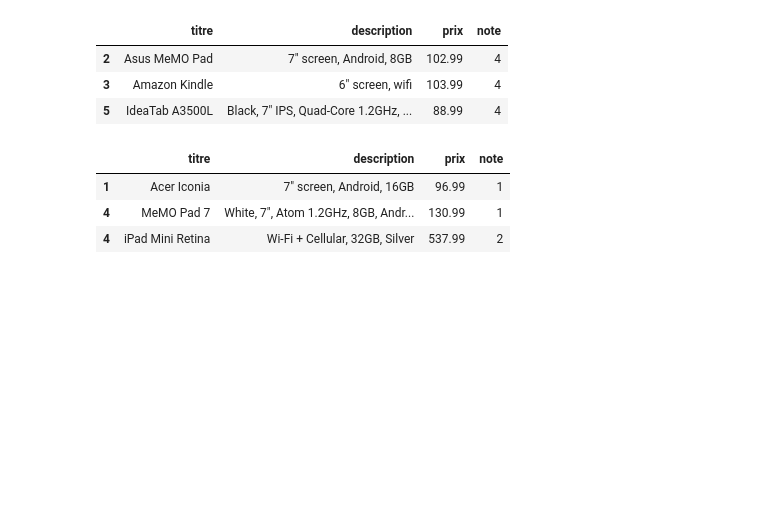
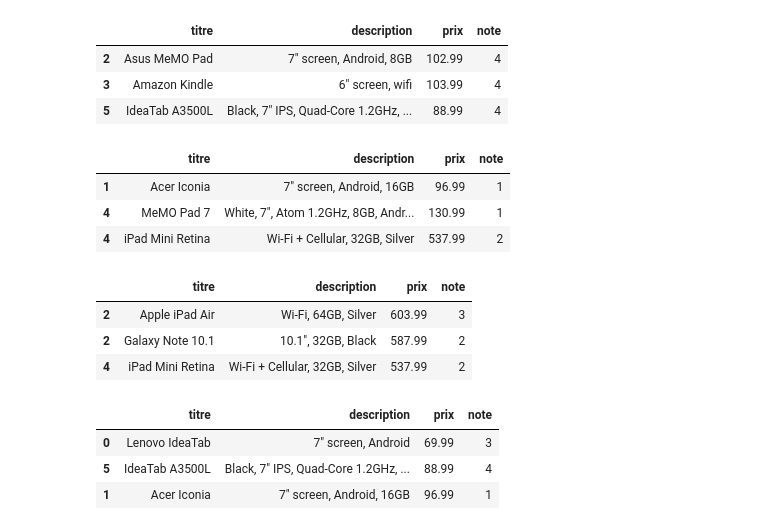
Before and after one commit to Flobrt/brief_esther, a Jupyter notebook: scrapping/partie_1.ipynb, the cells around one changed output. Saved outputs shown, nothing was run; the diff lists cells and outputs as text; code cells hidden in the pictures; blank space fills up the shorter version.

```diff
--- a/scrapping/partie_1.ipynb
+++ b/scrapping/partie_1.ipynb
@@ -150,6 +150,9 @@ def get_laptop(site):
     colonnes = ['titre', 'description', 'prix', 'note']
 
     df = pd.DataFrame(rows, columns=colonnes)
+    df['prix'] = df['prix'].astype('float')
+    df['note'] = df['note'].astype('int')
+
     return df
 # %%
 df_response = pd.DataFrame()
@@ -244,6 +229,20 @@ df_2
 | 4 | MeMO Pad 7 | White, 7", Atom 1.2GHz, 8GB, Andr... | 130.99 | 1 |
 | 4 | iPad Mini Retina | Wi-Fi + Cellular, 32GB, Silver | 537.99 | 2 |
 # %%
-# 3. Les 3 laptops les plus chers
+# 3. Les 3 talettes les plus chers
 df_3 = df_response.nlargest(3, "prix")
 df_3
+# %% [output]
+|  | titre | description | prix | note |
+| 2 | Apple iPad Air | Wi-Fi, 64GB, Silver | 603.99 | 3 |
+| 2 | Galaxy Note 10.1 | 10.1", 32GB, Black | 587.99 | 2 |
+| 4 | iPad Mini Retina | Wi-Fi + Cellular, 32GB, Silver | 537.99 | 2 |
+# %%
+# 4. Les 3 tablettes les moins chers
+df_4 = df_response.nsmallest(3, "prix")
+df_4
+# %% [output]
+|  | titre | description | prix | note |
+| 0 | Lenovo IdeaTab | 7" screen, Android | 69.99 | 3 |
+| 5 | IdeaTab A3500L | Black, 7" IPS, Quad-Core 1.2GHz, ... | 88.99 | 4 |
+| 1 | Acer Iconia | 7" screen, Android, 16GB | 96.99 | 1 |
```
Also changed, not shown: parts of 2 cells of this notebook, 1 other file.
